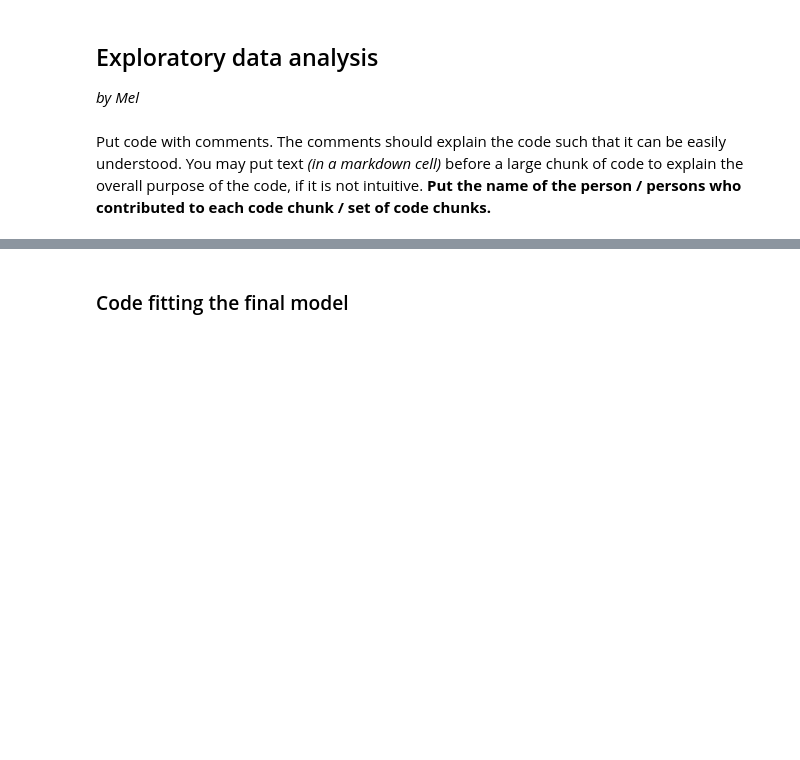
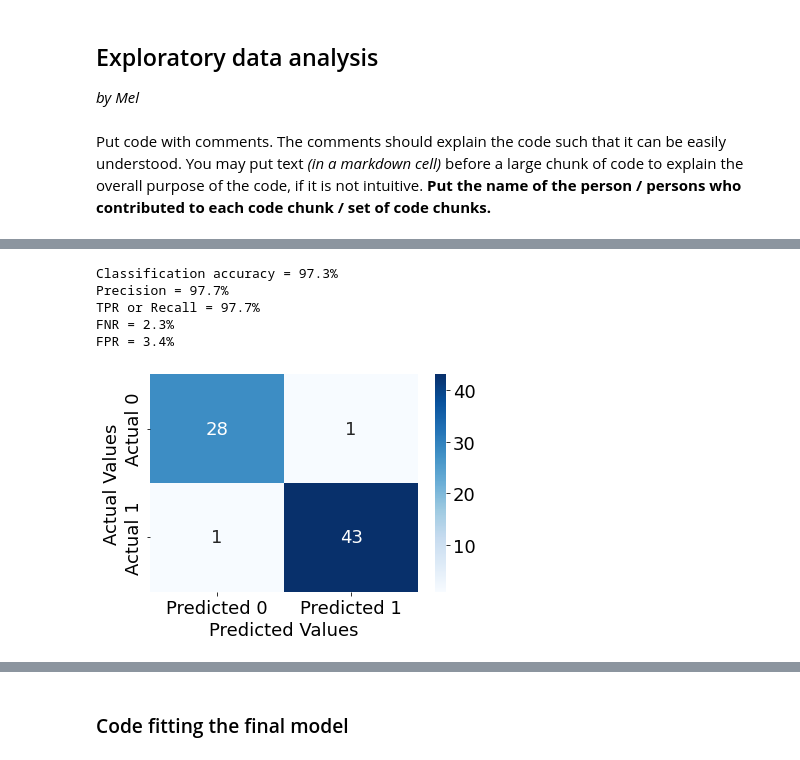
Before and after one commit to ArushIyer12/303-1Project, a Jupyter notebook: Project Code.ipynb, the cells around one changed output, grey strips where cells are left out. Cells and saved outputs as stored; diff of their text form; code cells hidden in the pictures; blank space fills up the shorter version.

```diff
--- a/Project Code.ipynb
+++ b/Project Code.ipynb
@@ -345,0 +411,12 @@ Put code with comments. The comments should explain the code such that it can be
+# %%
+# This confusion matrix is very different from what we initially received. That can be found in
+# project_main_notebook. We are not sure why it looks different
+
+confusion_matrix_data(test, test.Classes, logit_model, 0.3)
+# %% [output]
+Classification accuracy = 97.3%
+Precision = 97.7%
+TPR or Recall = 97.7%
+FNR = 2.3%
+FPR = 3.4%
+[figure, added]
```
Also changed, not shown: parts of 22 cells of this notebook, 1 other file.
